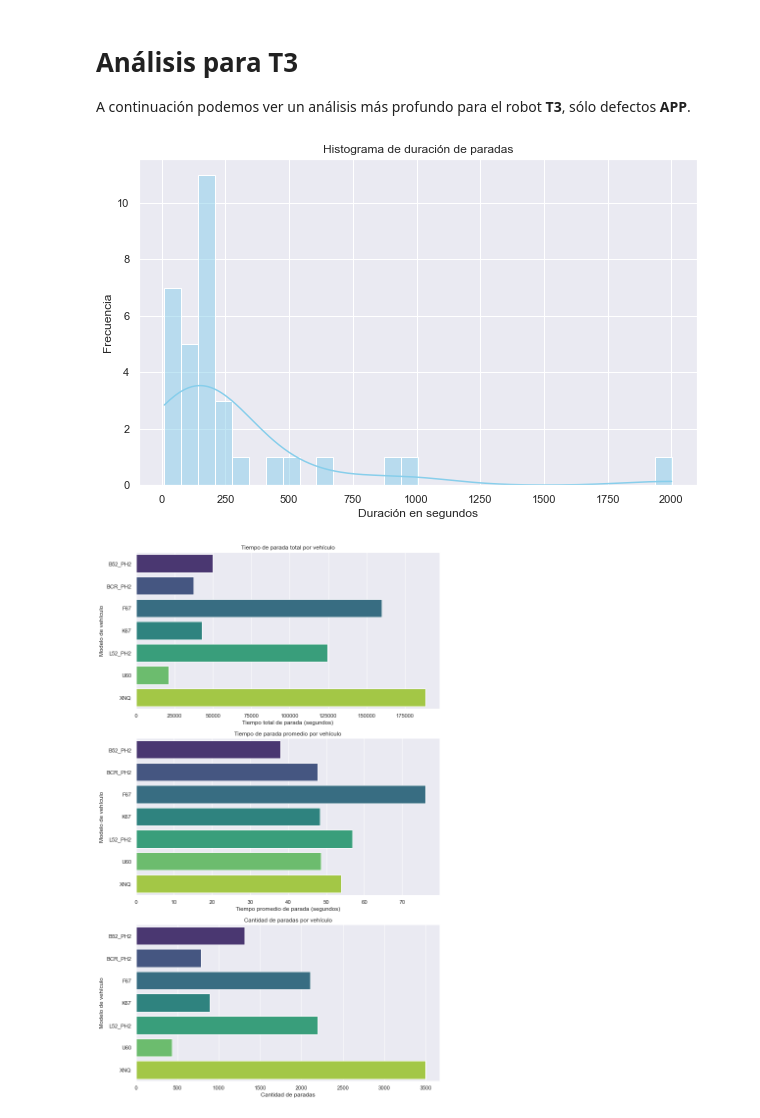
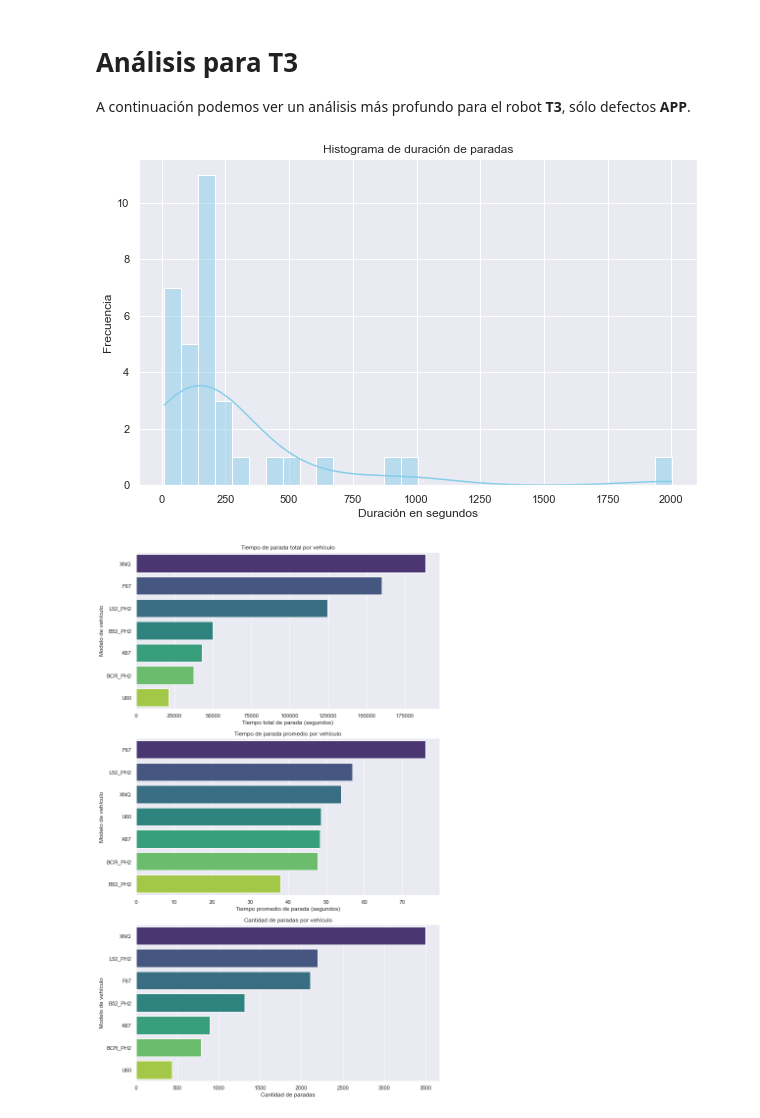
Before and after one commit to TomiMalamud/predictive-maintenance, a Jupyter notebook: smp-bm5z1.ipynb, the cells around one changed output. Cells and saved outputs as stored; diff of their text form; code cells hidden in the pictures.

Commit message:
sorted

```diff
--- a/smp-bm5z1.ipynb
+++ b/smp-bm5z1.ipynb
@@ -230,47 +230,53 @@ plt.show()
 
 A continuación podemos ver un análisis más profundo para el robot **T3**, sólo defectos **APP**.
 # %%
-app_events = df[df['Type']=="APP"]
+# Filter module data for specific Type and Module
+app_events = df[df['Type'] == "APP"]
 module_data = app_events[app_events['Module'] == " 33 - T3RBPOINT - T3 Robot Sold. por puntos"]
-grouped_by_vehicle = module_data.groupby('Variety mnemo').agg(
-    total_stops=('Duration', 'count'),
-    total_downtime=('Duration', 'sum')
-).reset_index()
+
+# Histogram of duration
 plt.figure(figsize=(10, 6))
 sns.histplot(module_data['Duration'], kde=True, bins=30, color='skyblue')
 plt.title('Histograma de duración de paradas')
 plt.xlabel('Duración en segundos')
 plt.ylabel('Frecuencia')
 plt.show()
 
+# Group data by vehicle variety
 grouped_data = df.groupby('Variety mnemo').agg(
     total_stops=('Duration', 'count'),
     total_downtime=('Duration', 'sum'),
     average_duration=('Duration', 'mean')
 ).reset_index()
 
-# Plot bar charts for downtime metrics across vehicle models
+# Sort the grouped data by the specific metric
+grouped_data_sorted_downtime = grouped_data.sort_values(by='total_downtime', ascending=False)
+grouped_data_sorted_avg = grouped_data.sort_values(by='average_duration', ascending=False)
+grouped_data_sorted_stops = grouped_data.sort_values(by='total_stops', ascending=False)
+
+# Create bar plots, sorted by each metric
 fig, axes = plt.subplots(3, 1, figsize=(10, 16))
 
-# Total Downtime per Model
-sns.barplot(x='total_downtime', y='Variety mnemo', data=grouped_data, ax=axes[0], palette='viridis', orient='h')
+# Total Downtime per Model (sorted)
+sns.barplot(x='total_downtime', y='Variety mnemo', data=grouped_data_sorted_downtime, ax=axes[0], palette='viridis', orient='h')
 axes[0].set_title('Tiempo de parada total por vehículo')
 axes[0].set_xlabel('Tiempo total de parada (segundos)')
 axes[0].set_ylabel('Modelo de vehículo')
 
-# Average Downtime per Stop
-sns.barplot(x='average_duration', y='Variety mnemo', data=grouped_data, ax=axes[1], palette='viridis', orient='h')
+# Average Downtime per Stop (sorted)
+sns.barplot(x='average_duration', y='Variety mnemo', data=grouped_data_sorted_avg, ax=axes[1], palette='viridis', orient='h')
 axes[1].set_title('Tiempo de parada promedio por vehículo')
 axes[1].set_xlabel('Tiempo promedio de parada (segundos)')
 axes[1].set_ylabel('Modelo de vehículo')
 
-sns.barplot(x='total_stops', y='Variety mnemo', data=grouped_data, ax=axes[2], palette='viridis', orient='h')
+# Total Stops per Vehicle (sorted
+sns.barplot(x='total_stops', y='Variety mnemo', data=grouped_data_sorted_stops, ax=axes[2], palette='viridis', orient='h')
 axes[2].set_title('Cantidad de paradas por vehículo')
 axes[2].set_xlabel('Cantidad de paradas')
 axes[2].set_ylabel('Modelo de vehículo')
 
 plt.tight_layout()
 plt.show()
 # %% [output]
 [figure]
-[figure, old version]
+[figure, new version]
```
